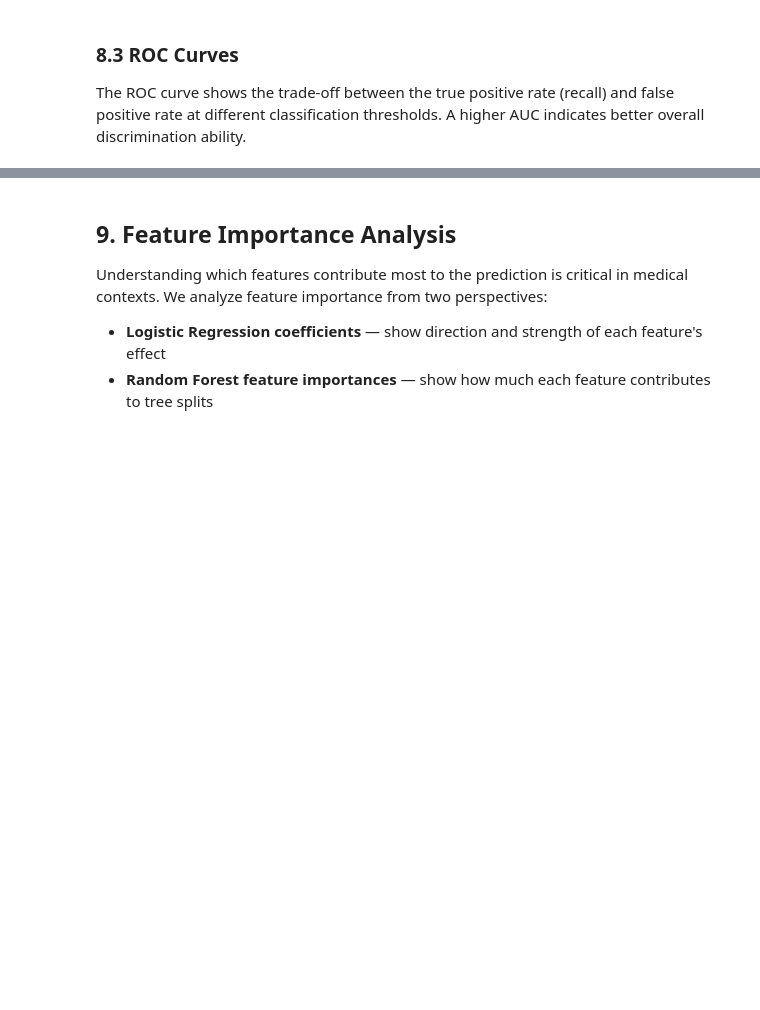
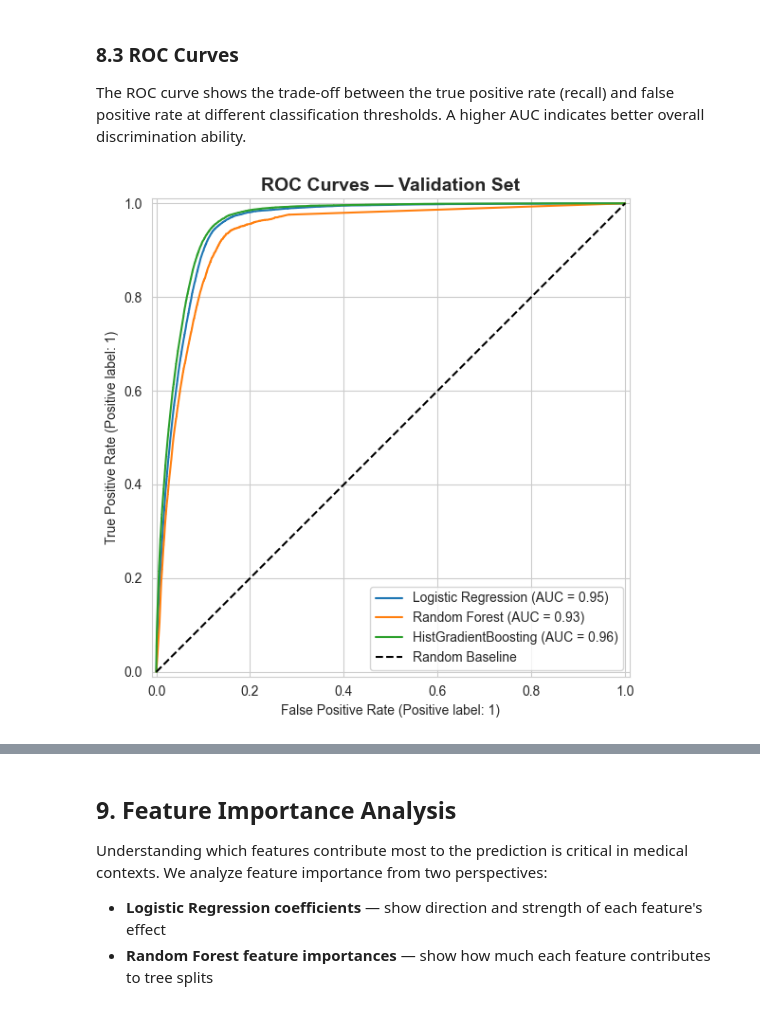
Before and after one commit to Shu6136713/covid19_final_ML_project, a Jupyter notebook: modeling.ipynb, the cells around one changed output, grey strips where cells are left out. Saved outputs shown, nothing was run; the diff lists cells and outputs as text; code cells hidden in the pictures; blank space fills up the shorter version.

```diff
--- a/modeling.ipynb
+++ b/modeling.ipynb
@@ -141,6 +228,7 @@ Logistic Regression benefits from standardized features (mean=0, std=1). We fit
 # %%
 scaler = StandardScaler()
 X_train_scaled = scaler.fit_transform(X_train)
+X_val_scaled = scaler.transform(X_val)
 X_test_scaled = scaler.transform(X_test)
 # %% [markdown]
 ## 6. Handle Class Imbalance
@@ -262,11 +418,14 @@ The ROC curve shows the trade-off between the true positive rate (recall) and fa
 # %%
 fig, ax = plt.subplots(figsize=(8, 6))
 
-RocCurveDisplay.from_predictions(y_test, lr_prob, name='Logistic Regression', ax=ax)
-RocCurveDisplay.from_predictions(y_test, rf_prob, name='Random Forest', ax=ax)
+RocCurveDisplay.from_predictions(y_val, lr_val_prob, name='Logistic Regression', ax=ax)
+RocCurveDisplay.from_predictions(y_val, rf_val_prob, name='Random Forest', ax=ax)
+RocCurveDisplay.from_predictions(y_val, hgb_val_prob, name='HistGradientBoosting', ax=ax)
 
 ax.plot([0, 1], [0, 1], 'k--', label='Random Baseline')
-ax.set_title('ROC Curves — Model Comparison', fontsize=14, fontweight='bold')
+ax.set_title('ROC Curves — Validation Set', fontsize=14, fontweight='bold')
 ax.legend(loc='lower right')
 plt.tight_layout()
 plt.show()
+# %% [output]
+[figure, added]
```
Also changed, not shown: parts of 38 cells of this notebook, 2 other files.
